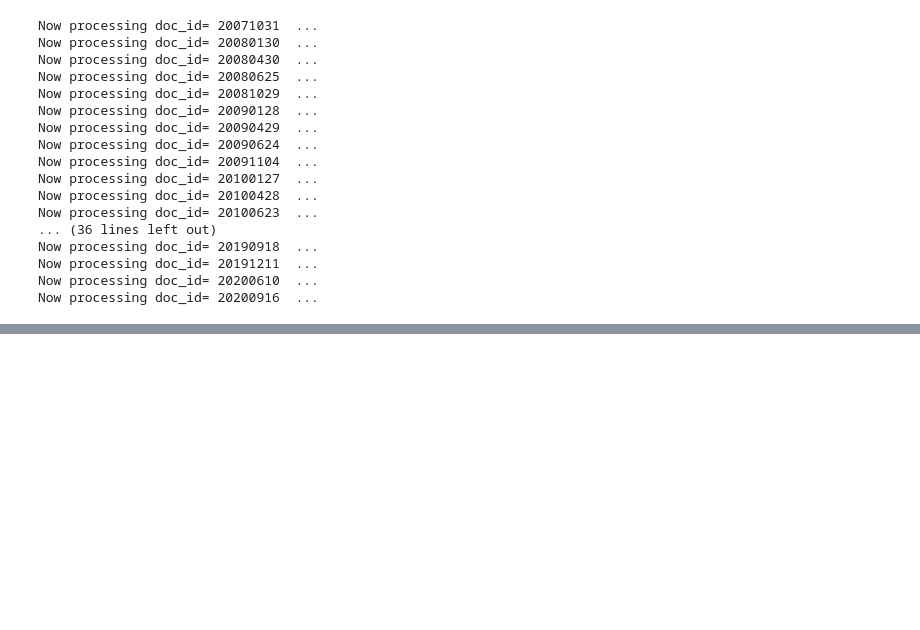
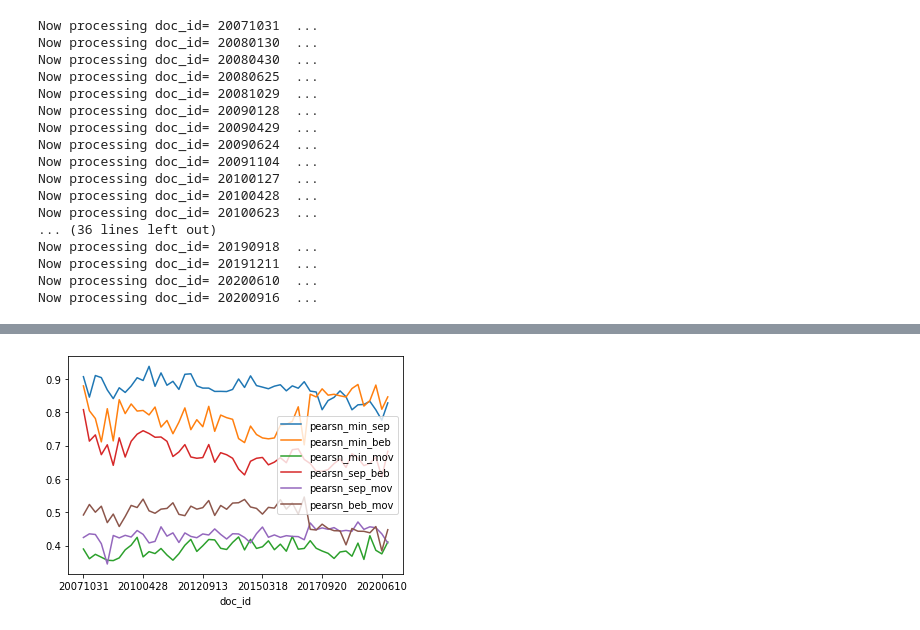
Before and after one commit to rubenhm/text-similarities, a Jupyter notebook: python/Calculate_similarites.ipynb, the cells around one changed output, grey strips where cells are left out. Drawn from its saved outputs; the diff is of its cells as text; code cells hidden in the pictures; blank space fills up the shorter version.

```diff
--- a/python/Calculate_similarites.ipynb
+++ b/python/Calculate_similarites.ipynb
@@ -255,2 +310,7 @@ plt.show()
+# %%
+df_pearsn.plot(x = "doc_id")
+plt.show()
+# %% [output]
+[figure, added]
 # %%
 # Write data for R
```
Also changed, not shown: parts of 30 cells of this notebook, 5 other files.
